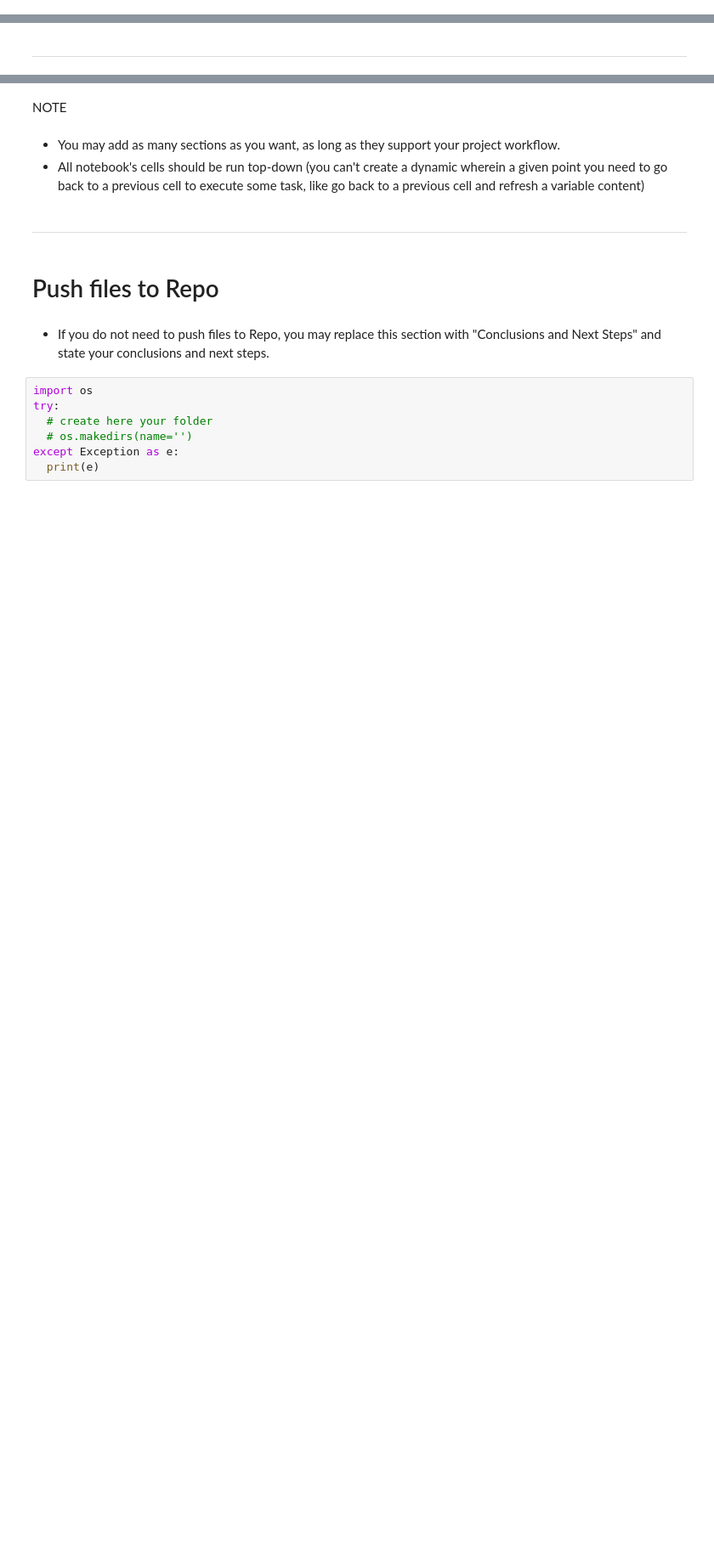
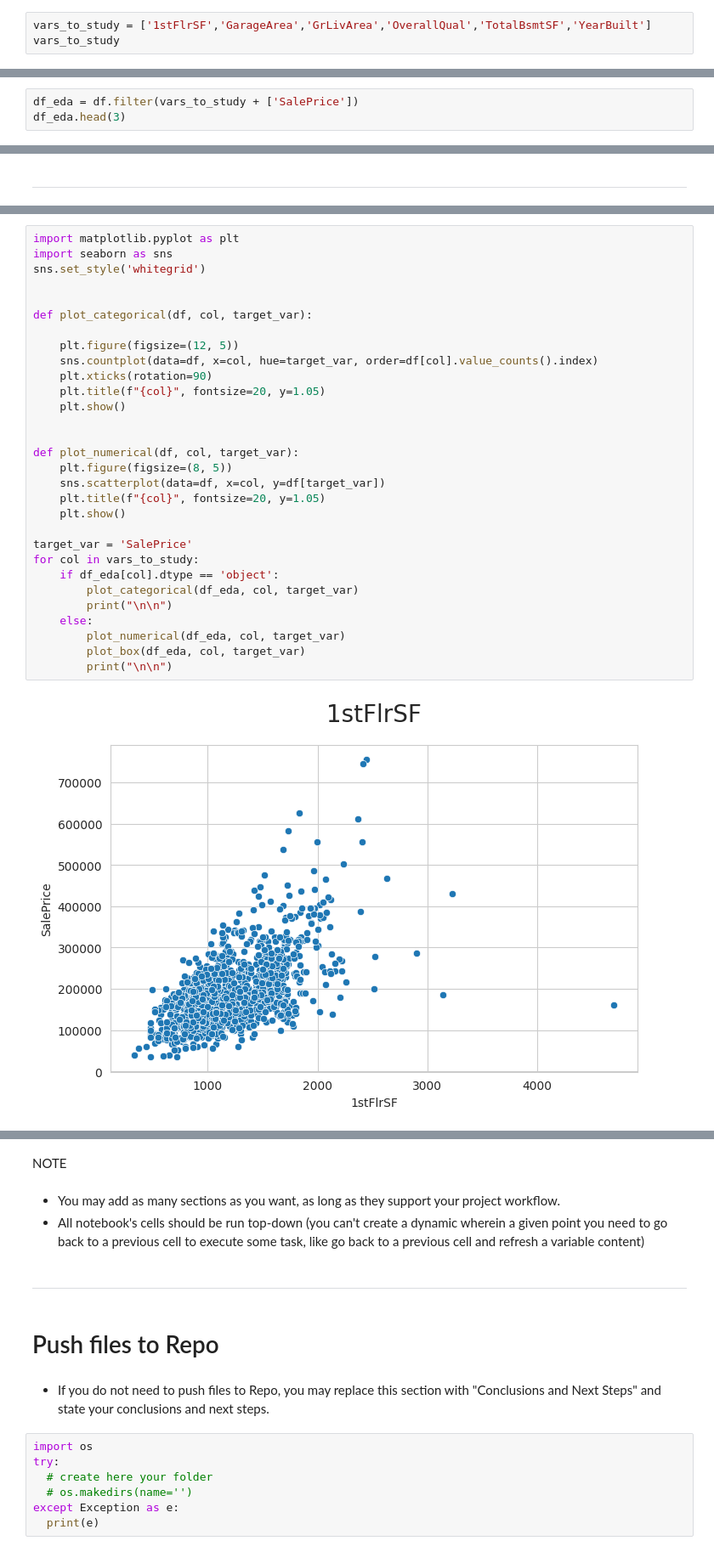
Before and after one commit to johnrearden/pa_heritage_housing, a Jupyter notebook: jupyter_notebooks/2_Correlation_Study.ipynb, the cells around one changed output, grey strips where cells are left out. Shown: that part at 85% size. Cells and saved outputs as stored; diff of their text form; blank space fills up the shorter version.

```diff
--- a/jupyter_notebooks/2_Correlation_Study.ipynb
+++ b/jupyter_notebooks/2_Correlation_Study.ipynb
@@ -134,0 +148,3 @@ profile.to_notebook_iframe()
+# %%
+vars_to_study = ['1stFlrSF','GarageArea','GrLivArea','OverallQual','TotalBsmtSF','YearBuilt']
+vars_to_study
@@ -134,0 +158,3 @@ profile.to_notebook_iframe()
+# %%
+df_eda = df.filter(vars_to_study + ['SalePrice'])
+df_eda.head(3)
@@ -136,0 +170,32 @@ profile.to_notebook_iframe()
+# %%
+import matplotlib.pyplot as plt
+import seaborn as sns
+sns.set_style('whitegrid')
+
+
+def plot_categorical(df, col, target_var):
+
+    plt.figure(figsize=(12, 5))
+    sns.countplot(data=df, x=col, hue=target_var, order=df[col].value_counts().index)
+    plt.xticks(rotation=90)
+    plt.title(f"{col}", fontsize=20, y=1.05)
+    plt.show()
+
+
+def plot_numerical(df, col, target_var):
+    plt.figure(figsize=(8, 5))
+    sns.scatterplot(data=df, x=col, y=df[target_var])
+    plt.title(f"{col}", fontsize=20, y=1.05)
+    plt.show()
+
+target_var = 'SalePrice'
+for col in vars_to_study:
+    if df_eda[col].dtype == 'object':
+        plot_categorical(df_eda, col, target_var)
+        print("\n\n")
+    else:
+        plot_numerical(df_eda, col, target_var)
+        plot_box(df_eda, col, target_var)
+        print("\n\n")
+# %% [output]
+[figure, added]
```
Also changed, not shown: parts of 11 cells of this notebook, 1 other file.
